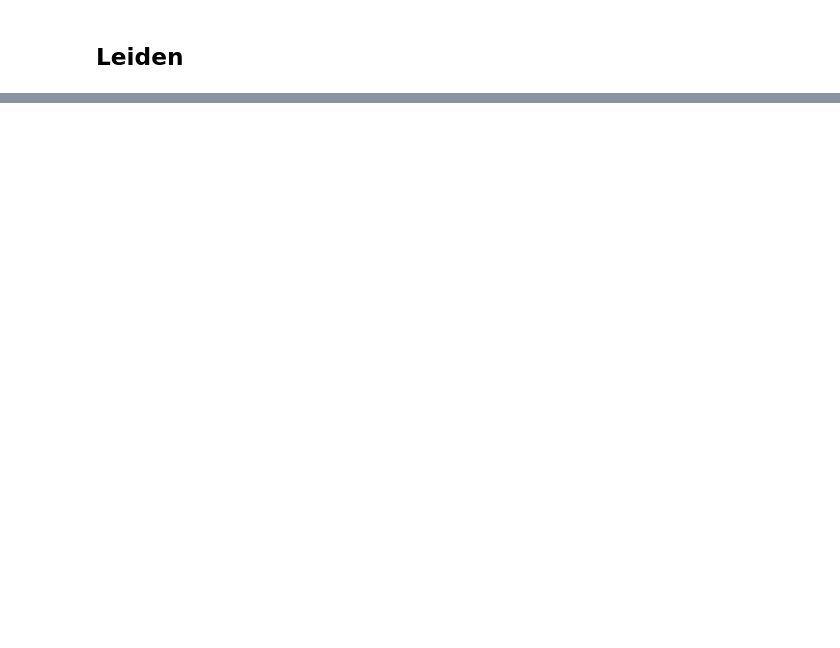
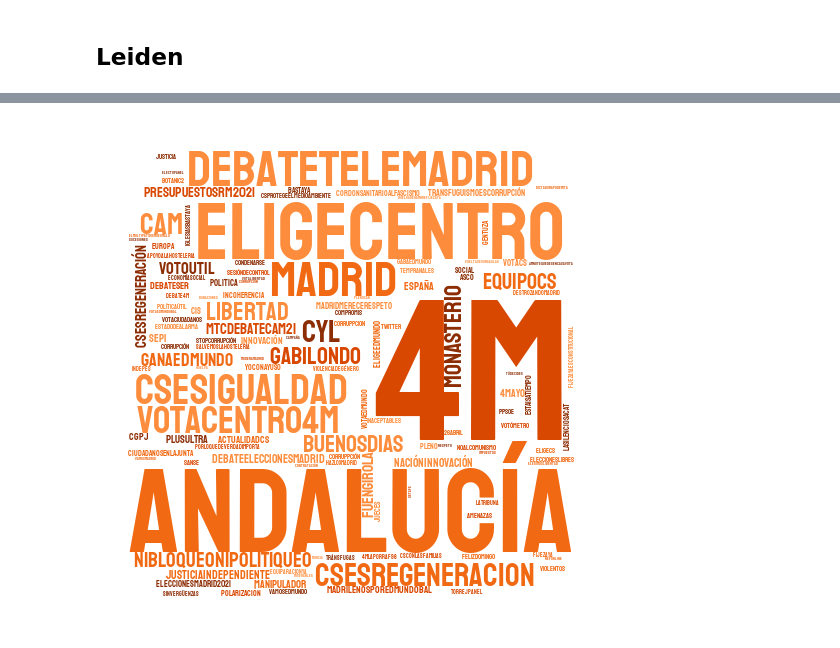
Before and after one commit to Jaimemorillo/electoral-prediction-madrid, a Jupyter notebook: comunidades_tweets.ipynb, the cells around one changed output, grey strips where cells are left out. Drawn from its saved outputs; the diff is of its cells as text; code cells hidden in the pictures; blank space fills up the shorter version.

```diff
--- a/comunidades_tweets.ipynb
+++ b/comunidades_tweets.ipynb
@@ -317,0 +353,4 @@ communities = list(partition)
+# %%
+Image('/content/word_cloud_has.png')
+# %% [output]
+[figure, added]
```
Also changed, not shown: parts of 71 cells of this notebook.
